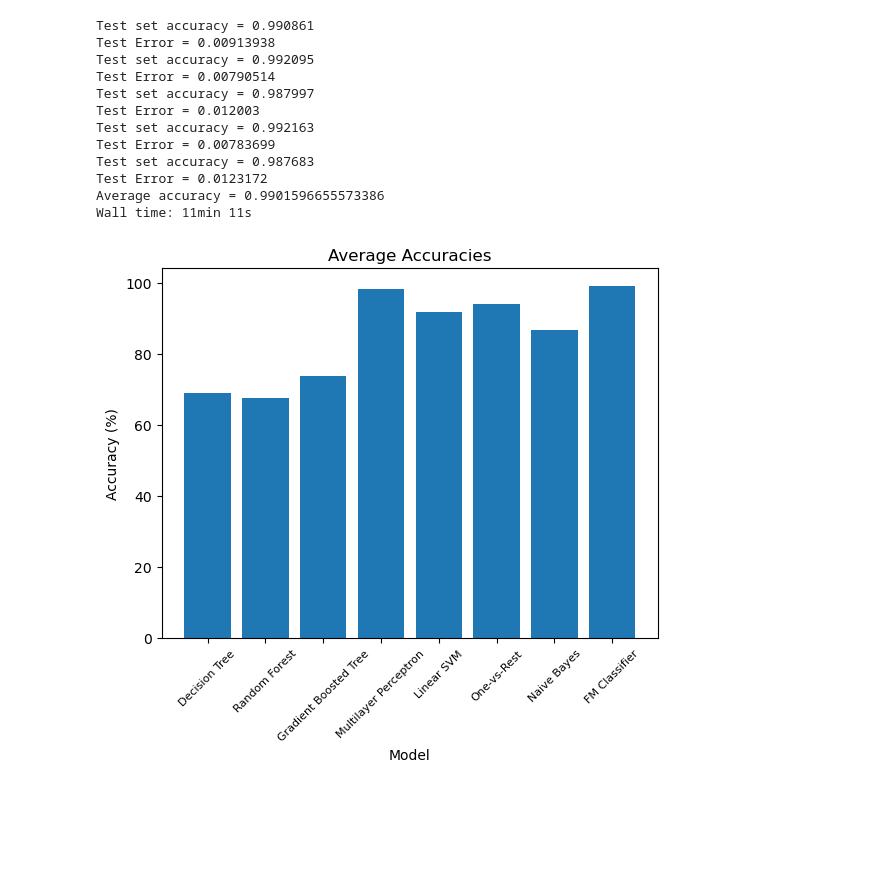
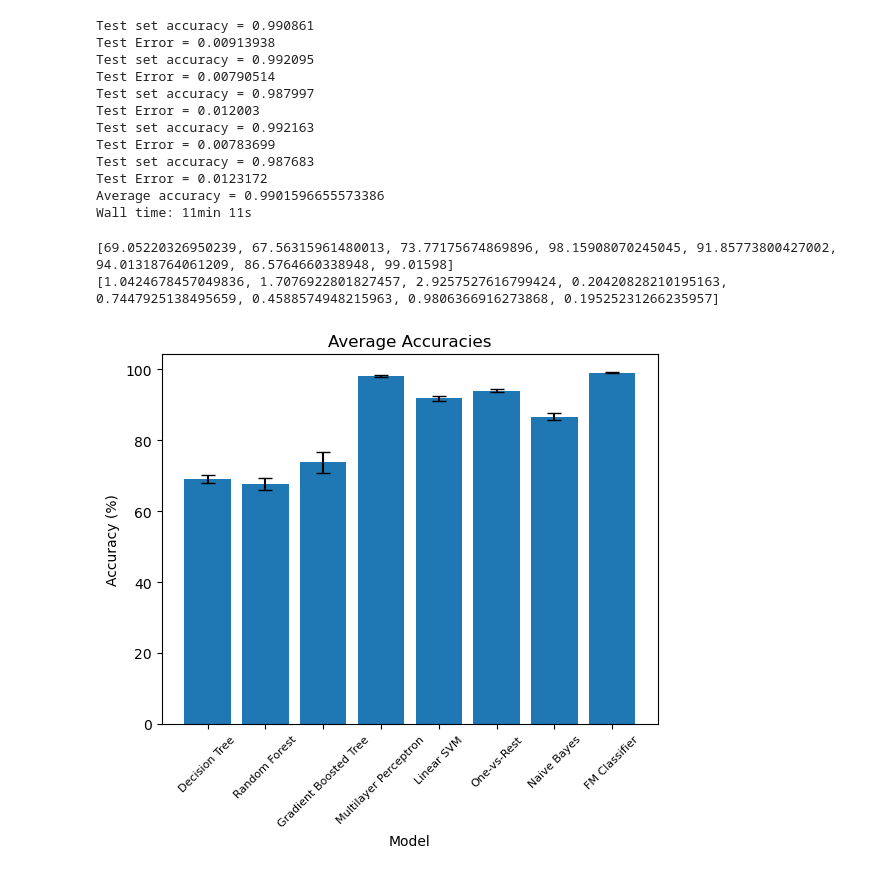
Before and after one commit to bcdelpire/SelectedParallelProject, a Jupyter notebook: pca/SparkML.ipynb, the cells around one changed output. Drawn from its saved outputs; the diff is of its cells as text; code cells hidden in the pictures; blank space fills up the shorter version.

```diff
--- a/pca/SparkML.ipynb
+++ b/pca/SparkML.ipynb
@@ -451,6 +452,24 @@ Test set accuracy = 0.987683
 Test Error = 0.0123172
 Average accuracy = 0.9901596655573386
 Wall time: 11min 11s
+# %%
+import numpy as np
+dt = [0.6995305164319249, 0.6947852760736196, 0.6770428015564203, 0.6791730474732006, 0.7020785219399538]
+rf = [0.6540832049306625, 0.6837136113296617, 0.6933333333333334, 0.6561051004636785, 0.6909227306826706]
+gbt = [0.7754777070063694, 0.7321848081440877, 0.7496159754224271, 0.6864274570982839, 0.7448818897637796]
+mp = [0.9805194805194806, 0.9798761609907121, 0.9829325058184639, 0.9796747967479674, 0.9849510910458992]
+svm = [0.920545746388443, 0.9273008507347255, 0.9144215530903328, 0.92421875, 0.9064]
+ovr = [0.9335394126738794, 0.9385692068429238, 0.946034341782502, 0.9379418695993715, 0.9445745511319282]
+nb = [0.8581847649918962, 0.8829536527886881, 0.8554021121039805, 0.8629600626468285, 0.8693227091633466]
+fm = [0.990861, 0.992095, 0.987997, 0.992163, 0.987683]
+
+avgs = [np.average(dt)*100, np.average(rf)*100, np.average(gbt)*100, np.average(mp)*100, np.average(svm)*100, np.average(ovr)*100, np.average(nb)*100, np.average(fm)*100]
+stds = [np.std(dt)*100, np.std(rf)*100, np.std(gbt)*100, np.std(mp)*100, np.std(svm)*100, np.std(ovr)*100, np.std(nb)*100, np.std(fm)*100]
+print(avgs)
+print(stds)
+# %% [output]
+[69.05220326950239, 67.56315961480013, 73.77175674869896, 98.15908070245045, 91.85773800427002, 94.01318764061209, 86.5764660338948, 99.01598]
+[1.0424678457049836, 1.7076922801827457, 2.9257527616799424, 0.20420828210195163, 0.7447925138495659, 0.4588574948215963, 0.9806366916273868, 0.19525231266235957]
 # %%
 model = ["Decision Tree", "Random Forest", "Gradient Boosted Tree", "Multilayer Perceptron", "Linear SVM", "One-vs-Rest", "Naive Bayes", "FM Classifier"]
 accuracies = [69.05, 67.56, 73.77, 98.16, 91.86, 94.01, 86.58, 99.02]
@@ -458,18 +477,18 @@ times = [45.4, 48, 2*60, (2*8)+43, 37.6, 3*60, 17.2+3.37, (11*60)+11]
 # %%
 import matplotlib.pyplot as plt
 
 x_axis = model
-y_axis = accuracies
+y_axis = avgs
 
-plt.bar(x_axis, y_axis)
+plt.bar(x_axis, y_axis, yerr=stds, capsize=5)
 plt.title('Average Accuracies')
 plt.xlabel('Model')
 plt.ylabel('Accuracy (%)')
 plt.xticks(size=8)
 plt.xticks(rotation=45, ha='center')
 plt.show()
 # %% [output]
-[figure, old version]
+[figure, new version]
 # %%
 import matplotlib.pyplot as plt
 
```
Also changed, not shown: parts of 4 cells of this notebook.
